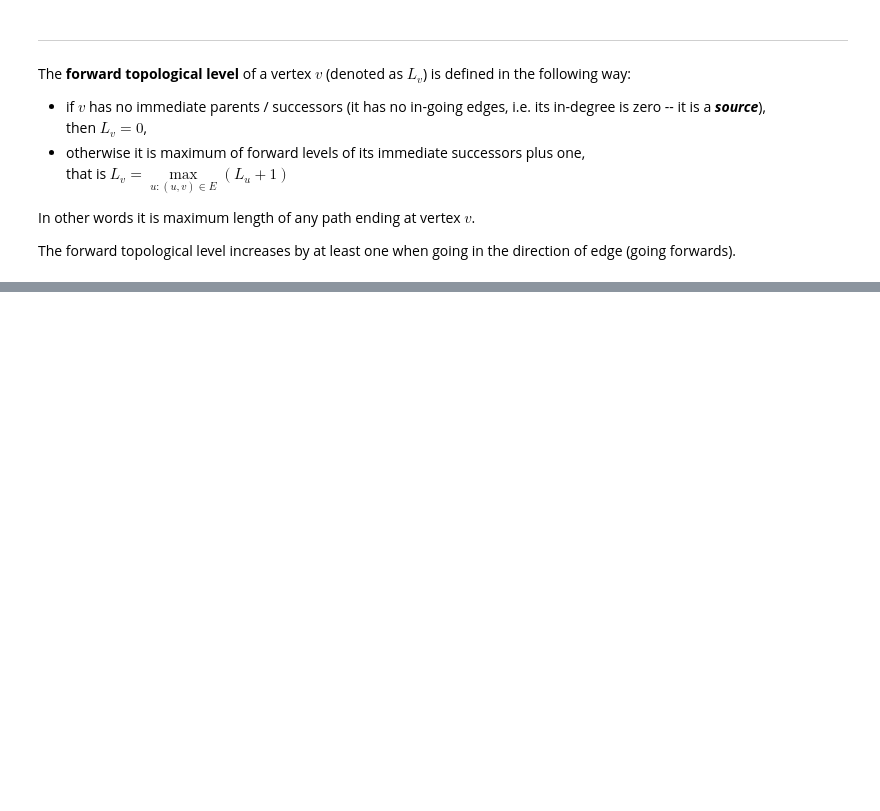
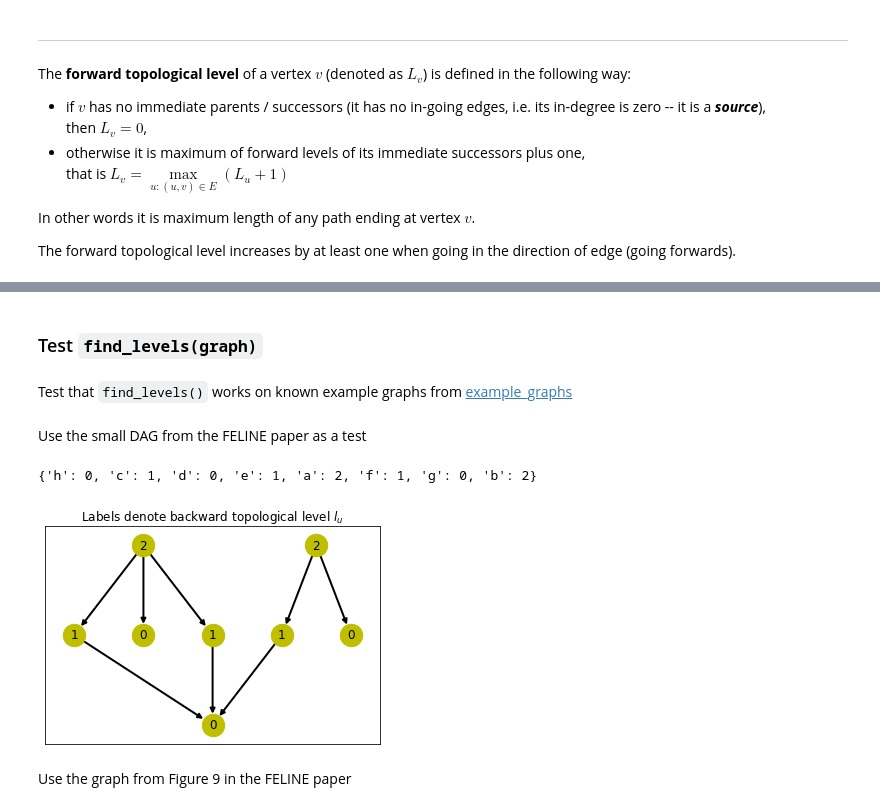
Before and after one commit to jnareb/git-commit-graph-ext, a Jupyter notebook: 05_levels.ipynb, the cells around one changed output, grey strips where cells are left out. Drawn from its saved outputs; the diff is of its cells as text; code cells hidden in the pictures; blank space fills up the shorter version.

```diff
--- a/05_levels.ipynb
+++ b/05_levels.ipynb
@@ -35,0 +134,4 @@ The image below shows an example directed graph (DAG), marked with forward and b
+# %% [markdown]
+### Test `find_levels(graph)`
+# %% [markdown]
+Test that `find_levels()` works on known example graphs from [example_graphs](03_example_graphs.ipynb)
@@ -35,0 +142,24 @@ The image below shows an example directed graph (DAG), marked with forward and b
+# %% [markdown]
+Use the small DAG from the FELINE paper as a test
+# %%
+sd=graphs.small_DAG_FELINE()
+find_levels(sd)
+# %% [output]
+{'h': 0, 'c': 1, 'd': 0, 'e': 1, 'a': 2, 'f': 1, 'g': 0, 'b': 2}
+# %%
+sd=graphs.small_DAG_FELINE()
+sd.lvl=find_levels(sd)
+sd.pos={'a':(2,3),'b':(4.5,3),'c':(1,2),'d':(2,2),'e':(3,2),'f':(4,2),'g':(5,2),'h':(3,1)}
+
+nx.draw_networkx(sd, pos=sd.pos,
+                 with_labels=False,
+                 node_size=500,width=2.0,node_color='y')
+nx.draw_networkx_labels(sd, pos=sd.pos,
+                        labels=sd.lvl)
+
+plt.title('Labels denote backward topological level $l_u$')
+plt.draw()
+# %% [output]
+[figure, added]
+# %% [markdown]
+Use the graph from Figure 9 in the FELINE paper
```
Also changed, not shown: parts of 15 cells of this notebook, 3 other files.
